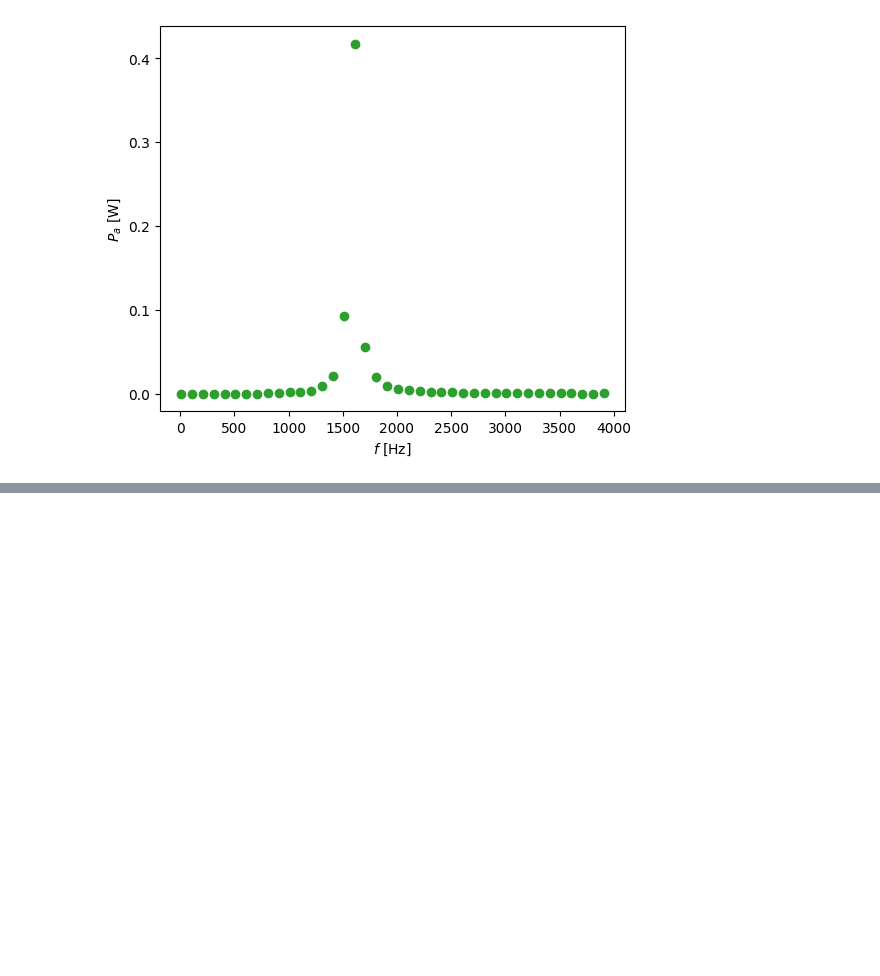
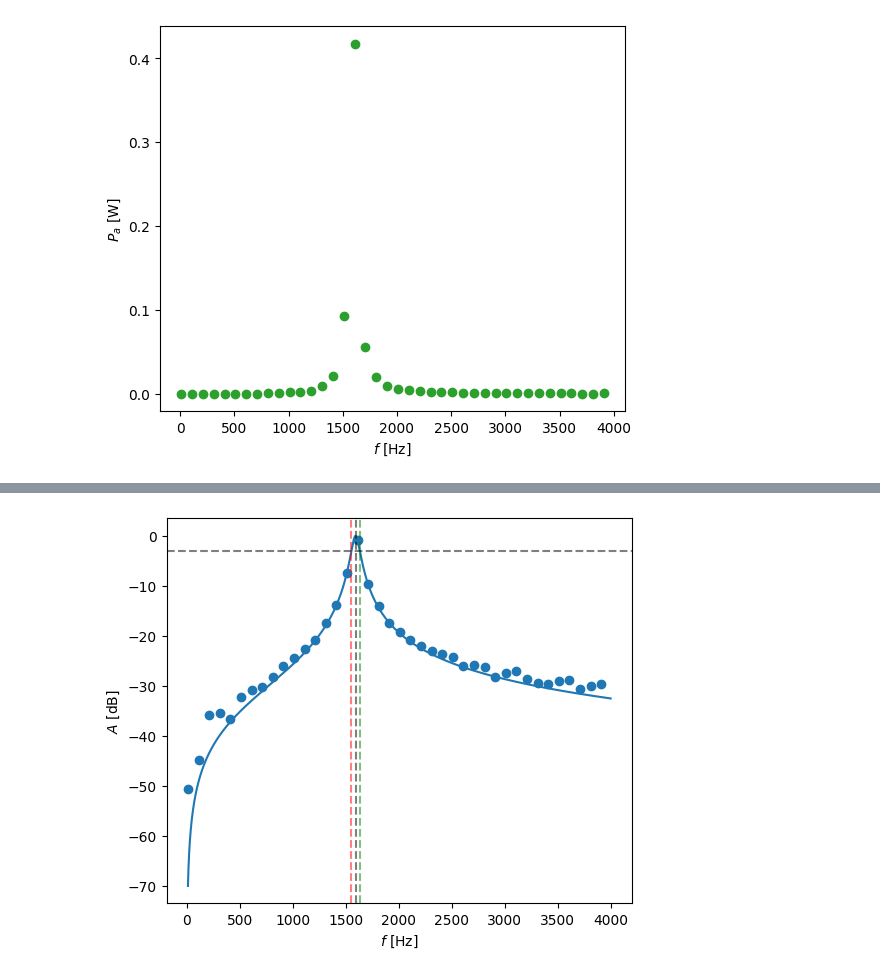
Before and after one commit to chacoma/LABO3_DF_UBA, a Jupyter notebook: Programas/Filtros/analisis_filtro_pasa_banda.ipynb, the cells around one changed output, grey strips where cells are left out. Saved outputs shown, nothing was run; the diff lists cells and outputs as text; code cells hidden in the pictures; blank space fills up the shorter version.

```diff
--- a/Programas/Filtros/analisis_filtro_pasa_banda.ipynb
+++ b/Programas/Filtros/analisis_filtro_pasa_banda.ipynb
@@ -102,0 +109,75 @@ plt.show()
+# %%
+# Atenuacion en datos
+Td = df_R50["T"].to_numpy()
+Ad = 20*np.log10(Td)
+fd = df_R50["frec"].to_numpy()
+
+
+# Atenuacion teorica
+R=50
+L=100e-3
+C=100e-9
+f0= (1.0/(2*np.pi))*np.sqrt( 1.0/( L*C ) )
+
+
+
+X = lambda w: w*L - 1.0/(w*C)
+T = lambda f: 1.0/(np.sqrt( 1+ ( X(2*np.pi*f)/R )**2 ))
+f = np.arange( 10,4000,1 )
+
+A = lambda f: 20*np.log10( T(f) )
+
+
+# busco
+df=100
+fref=f0-df
+aref = -3
+
+f1=0
+f2=0
+
+while fref<(f0+df):
+
+    if A(fref)<aref and A(fref+1)>aref:
+        f1=fref
+
+    if A(fref)>aref and A(fref+1)<aref:
+        f2=fref
+
+    fref+=1
+
+print ("f0 = %.2f"%f0)
+print ("BWD = f2-f1 = ", f2-f1)
+
+Qexp= f0/(f2-f1)
+
+err_Qexp = 3 # Hz
+
+print ("\nFactor de mérito experimental: ")
+print ("Q = f0/BWD = %.2f +- %.2f"%(Qexp, err_Qexp) )
+
+print ("\nFactor de mérito teórico: ")
+print ("Q = 2pi f0 L/R = ", (2*np.pi*f0*L)/R)
+
+
+
+
+# Plot
+fig,ax = plt.subplots(figsize=(6,5))
+
+ax.scatter( fd, Ad,c='C0'  )
+
+ax.plot( f, A(f),c='C0'  )
+
+ax.axhline( -3, linestyle='--', c='black',alpha=0.5 )
+
+ax.axvline( f0, linestyle='--', c='black',alpha=0.5 )
+
+ax.axvline( f1, linestyle='--', c='red',alpha=0.5 )
+
+ax.axvline( f2, linestyle='--', c='green',alpha=0.5 )
+
+ax.set_xlabel("$f$ [Hz]")
+ax.set_ylabel("$A$ [dB]")
+plt.show()
+# %% [output]
@@ -102,0 +192 @@ plt.show()
+[figure, added]
```
Also changed, not shown: parts of 3 cells of this notebook.
